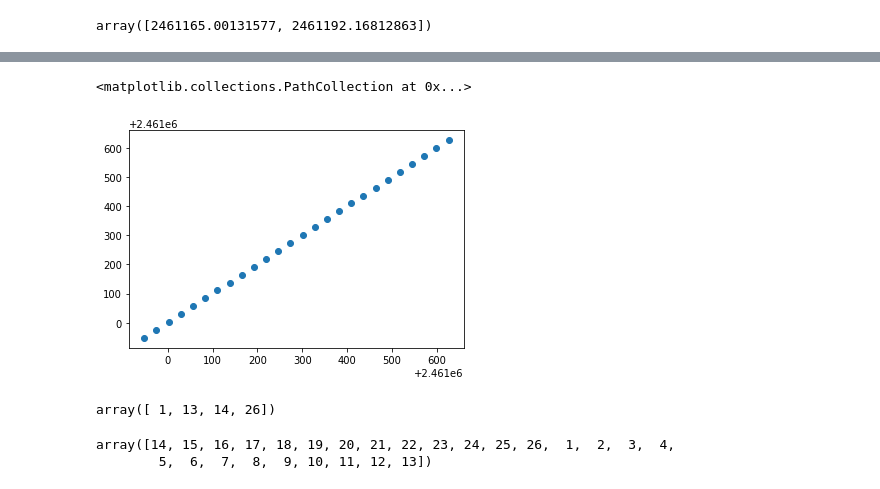
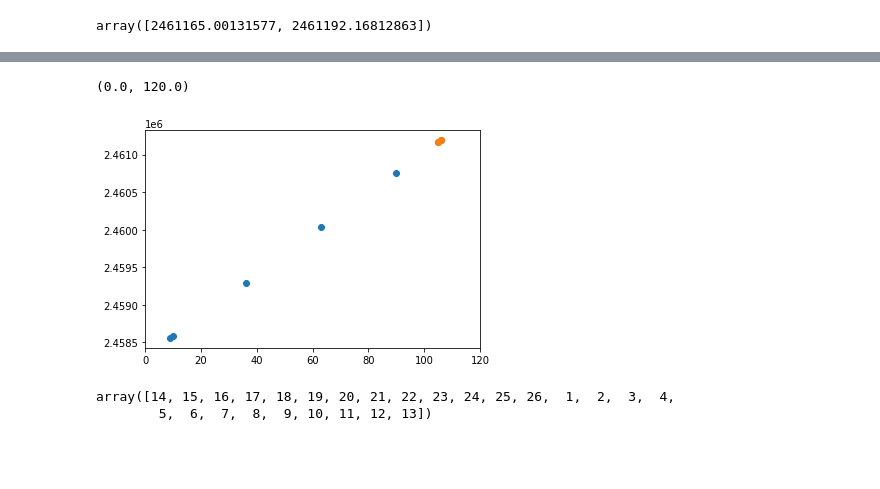
Before and after one commit to rae-holcomb/tess_scheduling, a Jupyter notebook: tess_scheduling_sandbox.ipynb, the cells around one changed output, grey strips where cells are left out. Saved outputs shown, nothing was run; the diff lists cells and outputs as text; code cells hidden in the pictures; blank space fills up the shorter version.

```diff
--- a/tess_scheduling_sandbox.ipynb
+++ b/tess_scheduling_sandbox.ipynb
@@ -694,7 +697,7 @@ def extend_sectors(sectors, ext_strategy):
     ext_strategy - the sectors who's pointings will be repeated in the extended mission, in order of execution"""
     sec_set = set(sectors)
     full_strategy = np.hstack([np.arange(1,97), ext_strategy])
-    full_secs = [i+1 for i, val in enumerate(full_strategy) if val in sec_set]
+    full_secs = np.array([i+1 for i, val in enumerate(full_strategy) if val in sec_set])
 
     return full_secs
 
@@ -721,7 +724,7 @@ def add_new_observations(period, tc, new_midtimes, aliases, ruled_out):
 # example usage
 s = np.asarray(tdf.loc[301, 'sec'])
 full_secs = extend_sectors(s, def_strat)  # target sectors, strategy
-new_midtimes = get_new_midtimes(full_secs, midtimes_ext)
-new_midtimes[new_midtimes>missionStop]
+full_midtimes = get_new_midtimes(full_secs, midtimes_ext)
+new_midtimes = full_midtimes[full_midtimes>missionStop]
 # %% [output]
 array([2461165.00131577, 2461192.16812863])
@@ -728,40 +747,42 @@ array([2461165.00131577, 2461192.16812863])
 # %%
 # for easy copying
 # average time between sector midtimes
 sec_cadence = np.mean(midtimes[1:] - midtimes[:-1])
 
 # Assume that the extended mission will reuse pointings from previous sectors
 # repeat just year 1 and 2 as is
 def_strat = sectors_all[:26]
-ext_midtimes = midtimes[-1] + sec_cadence * (1 + np.arange(len(def_strat)))
 
 # here is a strategy that observes the north first and the south second
 flip_strat = np.hstack([sectors_all[13:26], sectors_all[:13]])
 
-# sector numbers and midtimes for the length of the extended mission
-# this is invariant with strategy
+# Calculate things that are strategy-invariant with strategy
+# midtimes of just the extended mission
+strat_midtimes = midtimes[-1] + sec_cadence * (1 + np.arange(len(def_strat)))
+# "real" sector numbers for the full mission
 sectors_ext = np.arange(1, len(sectors_all)+len(def_strat)+1)
-midtimes_ext = np.hstack([midtimes, ext_midtimes])
-sectors_all = TESS_Spacecraft_Pointing_Data.sectors
-extStart = midtimes_ext[0] - 13.5
-extStop = midtimes_ext[-1] + 13.5
+# midtimes for the base mission+extended mission
+midtimes_ext = np.hstack([midtimes, strat_midtimes])
+# extended mission start and stop
+extStart = midtimes_ext[0] - sec_cadence
+extStop = midtimes_ext[-1] + sec_cadence
 
 # example usage
+strat = def_strat
+# strat = flip_strat
 s = np.asarray(tdf.loc[301, 'sec'])
-full_secs = extend_sectors(s, def_strat)  # target sectors, strategy
-new_midtimes = get_new_midtimes(full_secs, midtimes_ext)
-new_midtimes[new_midtimes>missionStop]
+full_secs = extend_sectors(s, strat)  # target sectors, strategy
+full_midtimes = get_new_midtimes(full_secs, midtimes_ext)
+new_secs = full_secs[full_secs>96]
+new_midtimes = full_midtimes[full_midtimes>missionStop]
+# new_midtimes
+
+plt.scatter(full_secs, full_midtimes)
+plt.scatter(new_secs, new_midtimes)
+plt.xlim([0,120])
+# %% [output]
+(0.0, 120.0)
+[figure, added]
-# %%
-# print(new_midtimes)
-# print(flip_times)
-plt.scatter(new_midtimes, flip_times)
-# %% [output]
-<matplotlib.collections.PathCollection at 0x...>
-[figure, removed]
-# %%
-sec[sec<=26]
-# %% [output]
-array([ 1, 13, 14, 26])
 # %%
 flip_times[sec[sec<=26]-1]
 
```
Also changed, not shown: parts of 4 cells of this notebook, 1 other file.
